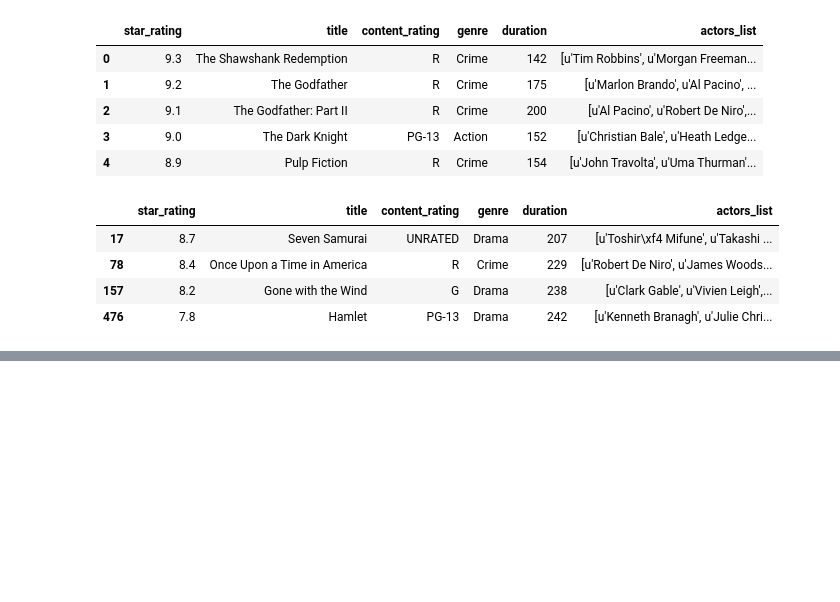
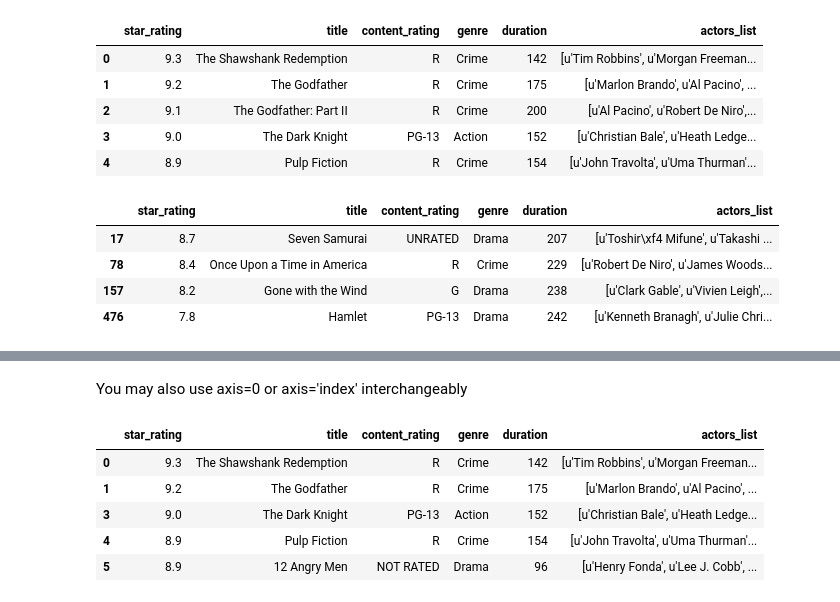
Before and after one commit to keshavvprabhu/python-tutorials, a Jupyter notebook: PandasFiltering.ipynb, the cells around one changed output, grey strips where cells are left out. Cells and saved outputs as stored; diff of their text form; code cells hidden in the pictures; blank space fills up the shorter version.

```diff
--- a/PandasFiltering.ipynb
+++ b/PandasFiltering.ipynb
@@ -24,0 +47,11 @@ df[(df['duration'] > 200) & (df['genre'].isin(['Drama', 'Crime']))]
+# %% [markdown]
+You may also use axis=0 or axis='index' interchangeably
+# %%
+df.drop(2,axis=0).head()
+# %% [output]
+|  | star_rating | title | content_rating | genre | duration | actors_list |
+| 0 | 9.3 | The Shawshank Redemption | R | Crime | 142 | [u'Tim Robbins', u'Morgan Freeman... |
+| 1 | 9.2 | The Godfather | R | Crime | 175 | [u'Marlon Brando', u'Al Pacino', ... |
+| 3 | 9.0 | The Dark Knight | PG-13 | Action | 152 | [u'Christian Bale', u'Heath Ledge... |
+| 4 | 8.9 | Pulp Fiction | R | Crime | 154 | [u'John Travolta', u'Uma Thurman'... |
+| 5 | 8.9 | 12 Angry Men | NOT RATED | Drama | 96 | [u'Henry Fonda', u'Lee J. Cobb', ... |
```
Also changed, not shown: parts of 13 cells of this notebook.
